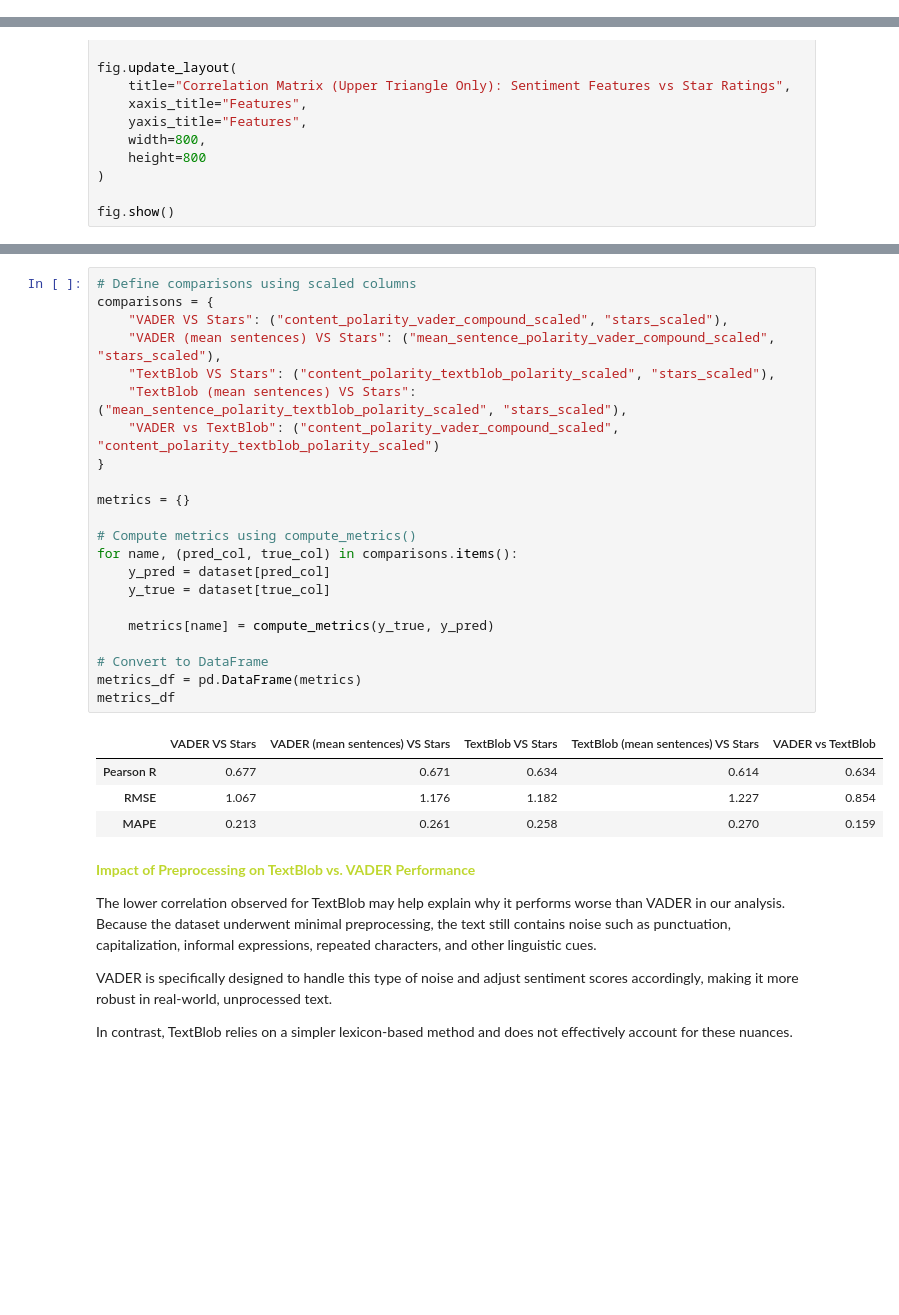
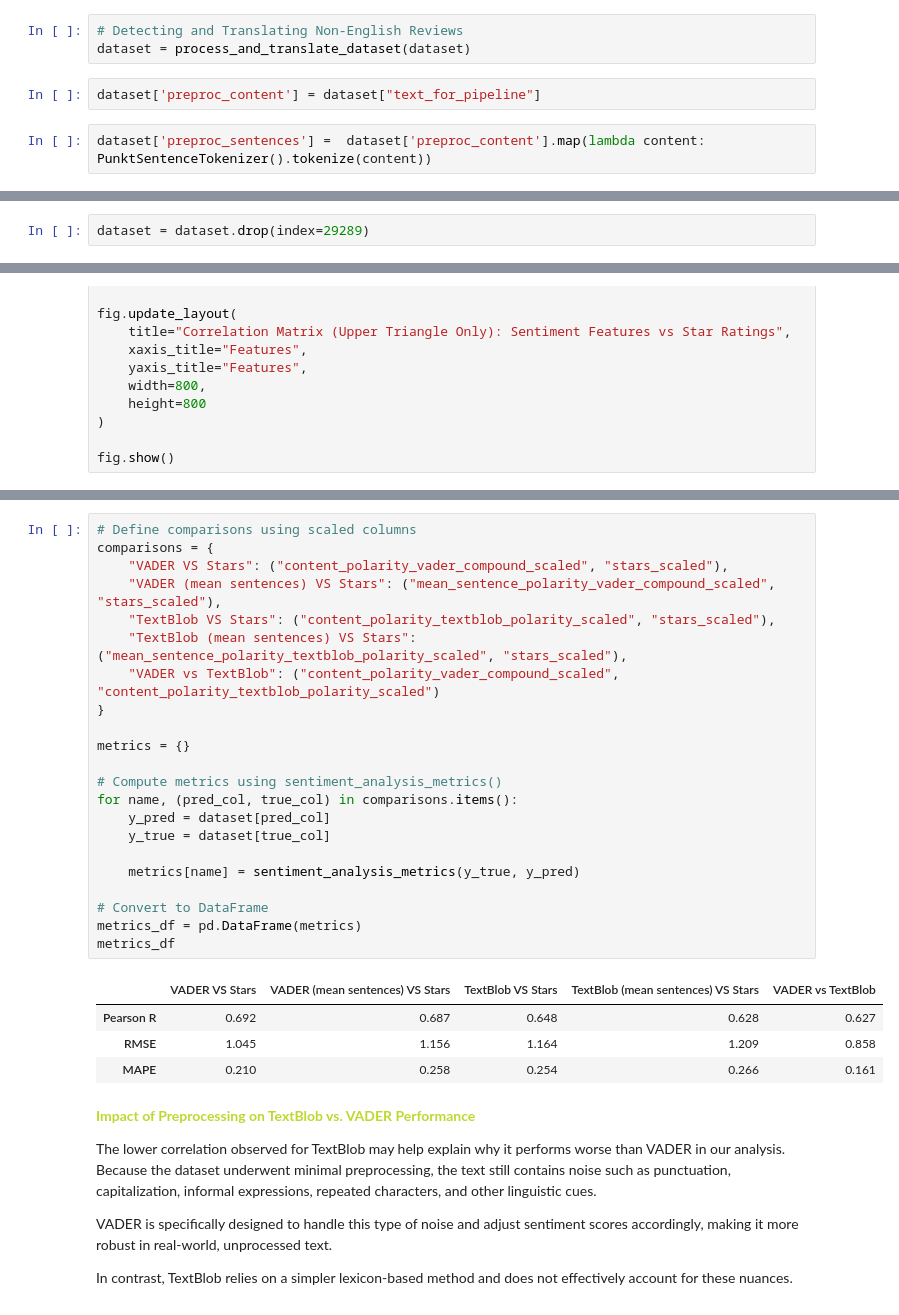
Before and after one commit to beatrizmarques2005/text_mining_in_reviews, a Jupyter notebook: notebooks/04_sentiment_analysis.ipynb, the cells around one changed output, grey strips where cells are left out. Cells and saved outputs as stored; diff of their text form; blank space fills up the shorter version.

Commit message:
sentiment analysis updated

```diff
--- a/notebooks/04_sentiment_analysis.ipynb
+++ b/notebooks/04_sentiment_analysis.ipynb
@@ -236,3 +226,10 @@ dataset["preproc_sentences"] =\
+# %%
+# Detecting and Translating Non-English Reviews
+dataset = process_and_translate_dataset(dataset)
+# %%
+dataset['preproc_content'] = dataset["text_for_pipeline"]
+# %%
+dataset['preproc_sentences'] =  dataset['preproc_content'].map(lambda content: PunktSentenceTokenizer().tokenize(content))
 # %%
 # Follow an example
 print("Original Text Sample:\n")
@@ -346,3 +349,5 @@ Average Sentence Vader Neutral:
+# %%
+dataset = dataset.drop(index=29289)
 # %%
 pearson_r_vader, p_value_vader = pearsonr(dataset["content_polarity_vader_compound"],dataset["mean_sentence_polarity_vader_compound"])
 print(f'Pearson correlation of content wise vader compound with mean sentences vader compound is: {pearson_r_vader}.')
@@ -690,30 +695,30 @@ This analysis supports using compound and polarity metrics—especially averaged
 # %%
 # Define comparisons using scaled columns
 comparisons = {
     "VADER VS Stars": ("content_polarity_vader_compound_scaled", "stars_scaled"),
     "VADER (mean sentences) VS Stars": ("mean_sentence_polarity_vader_compound_scaled", "stars_scaled"),
     "TextBlob VS Stars": ("content_polarity_textblob_polarity_scaled", "stars_scaled"),
     "TextBlob (mean sentences) VS Stars": ("mean_sentence_polarity_textblob_polarity_scaled", "stars_scaled"),
     "VADER vs TextBlob": ("content_polarity_vader_compound_scaled", "content_polarity_textblob_polarity_scaled")
 }
 
 metrics = {}
 
-# Compute metrics using compute_metrics()
+# Compute metrics using sentiment_analysis_metrics()
 for name, (pred_col, true_col) in comparisons.items():
     y_pred = dataset[pred_col]
     y_true = dataset[true_col]
 
-    metrics[name] = compute_metrics(y_true, y_pred)
+    metrics[name] = sentiment_analysis_metrics(y_true, y_pred)
 
 # Convert to DataFrame
 metrics_df = pd.DataFrame(metrics)
 metrics_df
 # %% [output]
 |  | VADER VS Stars | VADER (mean sentences) VS Stars | TextBlob VS Stars | TextBlob (mean sentences) VS Stars | VADER vs TextBlob |
-| Pearson R | 0.677 | 0.671 | 0.634 | 0.614 | 0.634 |
-| RMSE | 1.067 | 1.176 | 1.182 | 1.227 | 0.854 |
-| MAPE | 0.213 | 0.261 | 0.258 | 0.270 | 0.159 |
+| Pearson R | 0.692 | 0.687 | 0.648 | 0.628 | 0.627 |
+| RMSE | 1.045 | 1.156 | 1.164 | 1.209 | 0.858 |
+| MAPE | 0.210 | 0.258 | 0.254 | 0.266 | 0.161 |
 # %% [markdown]
 <font color='#BFD72F'>**Impact of Preprocessing on TextBlob vs. VADER Performance**</font>
 
```
Also changed, not shown: parts of 19 cells of this notebook, 3 other files.
